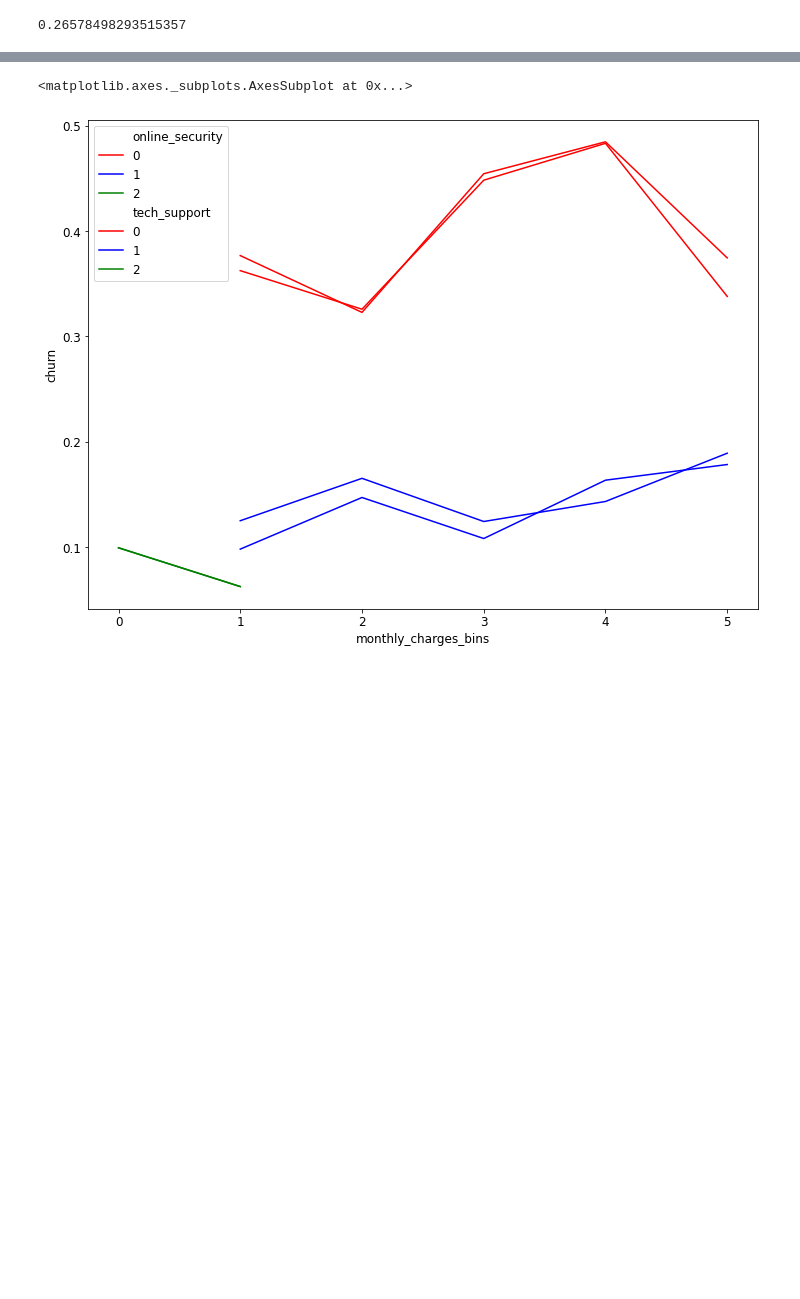
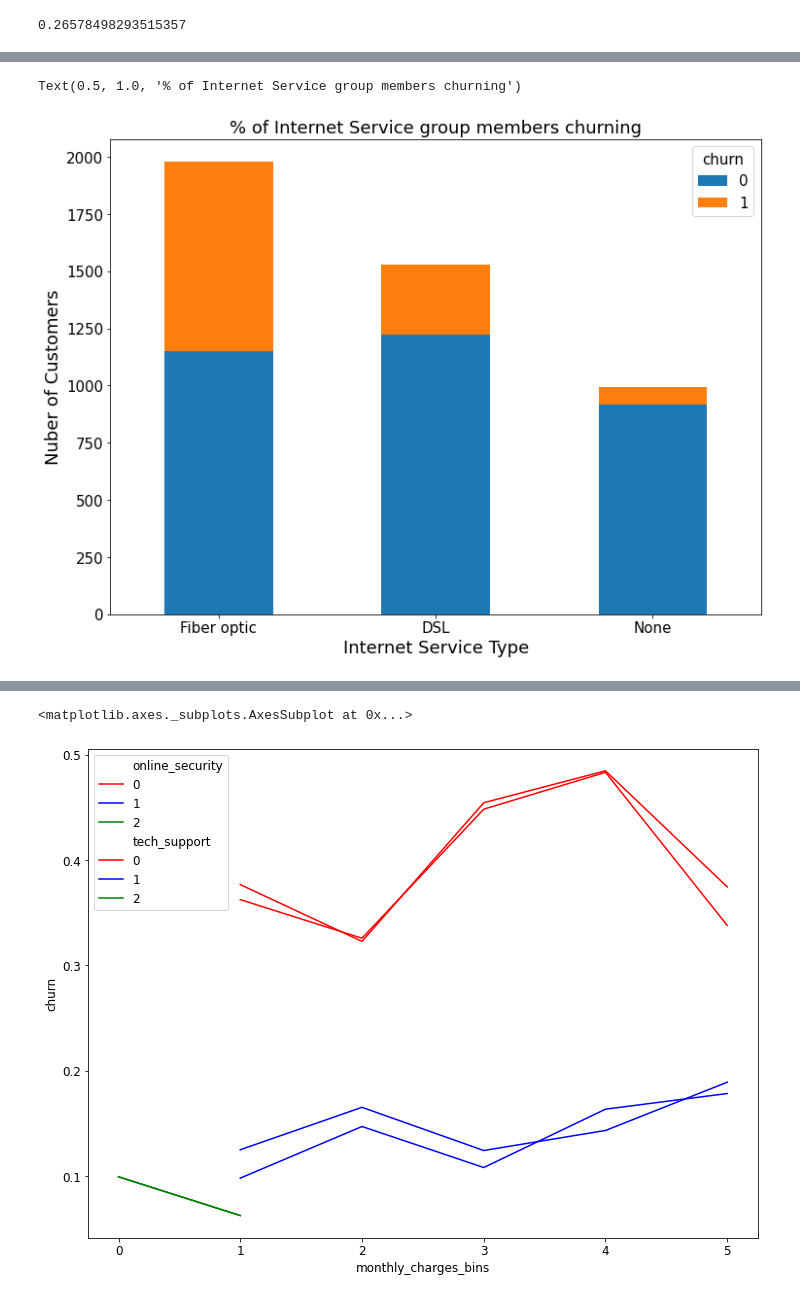
Before and after one commit to ravinder79/Telco_Churn, a Jupyter notebook: telco_churn_cameron.ipynb, the cells around one changed output, grey strips where cells are left out. Cells and saved outputs as stored; diff of their text form; code cells hidden in the pictures; blank space fills up the shorter version.

```diff
--- a/telco_churn_cameron.ipynb
+++ b/telco_churn_cameron.ipynb
@@ -125,0 +142,10 @@ df.churn.mean()
+# %%
+df_plot = pd.crosstab(train.internet_service_type, train.churn)
+df_plot.sort_values(by=1, ascending=False).plot(kind='bar', stacked=True)
+plt.ylabel('Nuber of Customers', fontsize=18)
+plt.xlabel('Internet Service Type', fontsize=18)
+plt.xticks(rotation=0)
+plt.title('# of Internet Service group members churning')
+# %% [output]
+Text(0.5, 1.0, '% of Internet Service group members churning')
+[figure, added]
```
Also changed, not shown: parts of 6 cells of this notebook, 1 other file.
